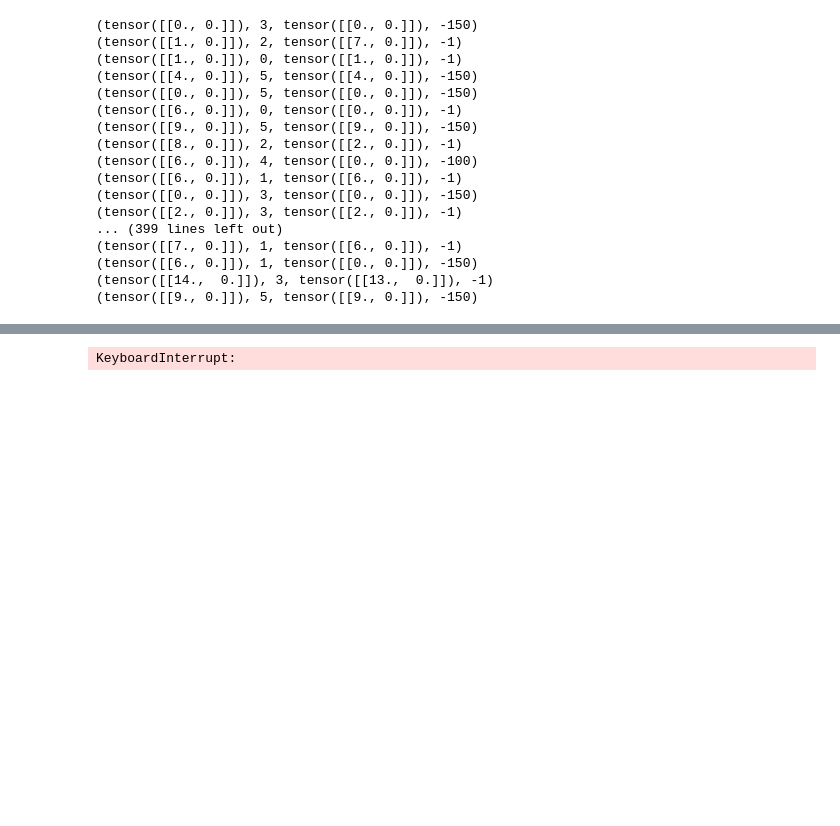
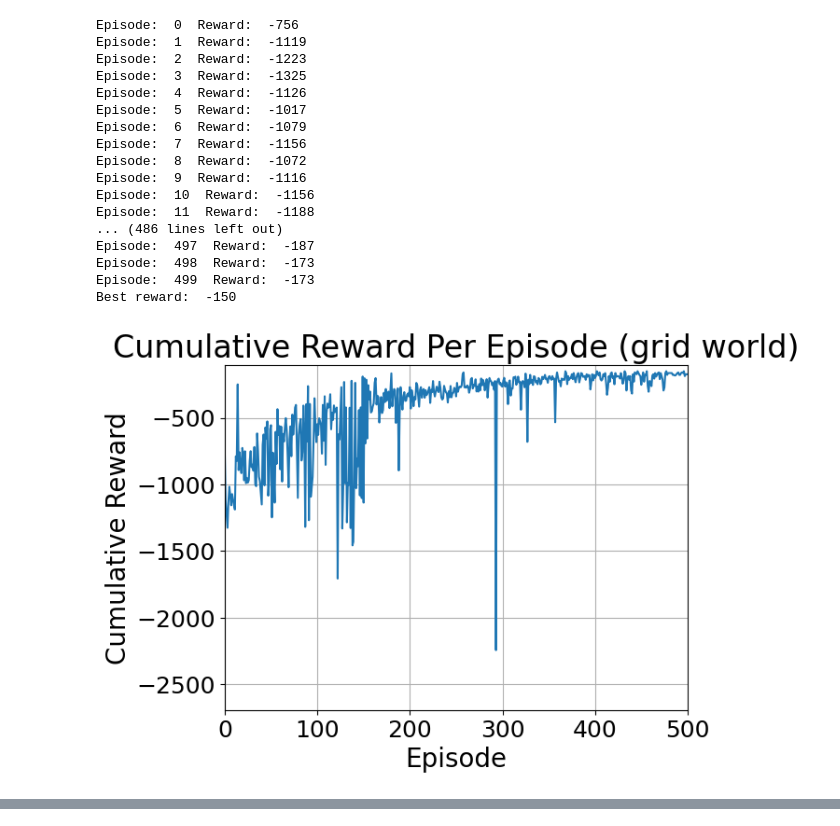
Before and after one commit to Krisp-Rat/assigment2, a Jupyter notebook: assignment_2_part_2/drpreisl_angustsa_grid_world.ipynb, the cells around one changed output, grey strips where cells are left out. Drawn from its saved outputs; the diff is of its cells as text; code cells hidden in the pictures; blank space fills up the shorter version.

```diff
--- a/assignment_2_part_2/drpreisl_angustsa_grid_world.ipynb
+++ b/assignment_2_part_2/drpreisl_angustsa_grid_world.ipynb
@@ -174,8 +176,8 @@ class DQN:
     self.pointer = 0
     self.policy_net = Net(2, 6).to(device)
     self.target_net = Net(2, 6).to(device)
+    self.optimizer = optim.Adam(self.policy_net.parameters(), amsgrad=True)
 
-    self.optimizer = optim.SGD(self.policy_net.parameters(), lr=learning_rate, momentum=0.9)
     self.C = C
 
 
@@ -201,10 +203,10 @@ class DQN:
         # Format next state
         next_state = torch.tensor([pos, package], device=device, dtype=torch.float32).unsqueeze(0)
 
-        # # See greedy steps (Might be going back and forth)
-        s = state[0][0].item()
-        if greedy:
-            print(f"{s} -> {pos}")
+        # # # See greedy steps (Might be going back and forth)
+        # s = state[0][0].item()
+        # if greedy:
+        #     print(f"{s} -> {pos}")
 
         # Add to total rewards for the episode
         rewards += reward
@@ -229,21 +231,11 @@ class DQN:
         if batch_size < self.pointer:
             self.replay_function(gamma ** steps, batch_size)
 
-        test = torch.tensor([0, 0],device=device, dtype=torch.float32).unsqueeze(0)
-
-        # Every C steps update the target function
+        # Every C steps batch
         if steps % self.C == 0:
-            pol = self.policy_net(test)
-            tar = self.target_net(test)
             self.target_net.load_state_dict(self.policy_net.state_dict())
-            after = self.target_net(test)
-            # print("policy: ", pol)
-            # print("target: ", tar)
-            # print("after: ", after)
-
 
         steps += 1
-
       print("Episode: ", i, " Reward: ", rewards)
       total_reward[i] = rewards
     return total_reward
@@ -271,16 +263,14 @@ class DQN:
             Q_list = torch.cat((Q_list, self.policy_net(state)))
             # Make an actions array
             action_list = torch.cat((action_list, action), 0)
-
             # Calculate updated Q value
             Q_val = torch.tensor([reward], device=device)
             # Add value to expected target list
             target_val = torch.cat((target_val, Q_val))
+
         else:
             # Take entire Q row
-            #print(self.policy_net(state))
             Q_list = torch.cat((Q_list, self.policy_net(state)))
-            #print(self.policy_net(state))
             # Make an actions array
             action_list = torch.cat((action_list, action), 0)
             # Take max expected Q from the target network
@@ -290,9 +280,6 @@ class DQN:
             Q_val = torch.tensor([(max_expected * gamma) + reward], device=device)
             # Add value to expected target list
             target_val = torch.cat((target_val, Q_val))
-            # t = state[0][0].item()
-            # if t == 19:
-            #     print(self.policy_net(state)[0][4], Q_val)
 
     # Apply the action list to get real expected Q values
     selected_q_values = Q_list.gather(1, action_list.unsqueeze(1))
@@ -300,10 +287,10 @@ class DQN:
 
     loss_function = nn.MSELoss()
     loss = loss_function(selected_q_values, target_val.unsqueeze(1))
-
     #backprop
     self.optimizer.zero_grad()
     loss.backward()
+
     self.optimizer.step()
 
 
@@ -353,37 +340,37 @@ def print_Qtable(policy):
             print(ret)
 # %%
 N = 5000
-C = 5
-learning_rate = 0.01
-env = GridEnvironment()
+C = 10
+learning_rate = 0.1
 agent = DQN(N, C, learning_rate)
 
-episodes = 50
-epsilon = .9
+episodes = 500
+epsilon = .992
 discount = .9
 action = agent.warehouse_action
 total_rewards = agent.train(episodes, epsilon, discount, action, False)
 print("Best reward: ", max(total_rewards))
 agent.save("drpreisl_angustsa_assignment2_part2_dqn_gridworld.pickle")
 reward_print(total_rewards, episodes, "grid world")
 ep_decay(epsilon, episodes)
 total_rewards = agent.train(6, epsilon, discount, action, True)
 reward_print(total_rewards, 5, "greedy")
 # %% [output]
-(tensor([[0., 0.]]), 3, tensor([[0., 0.]]), -150)
-(tensor([[1., 0.]]), 2, tensor([[7., 0.]]), -1)
-(tensor([[1., 0.]]), 0, tensor([[1., 0.]]), -1)
-(tensor([[4., 0.]]), 5, tensor([[4., 0.]]), -150)
-(tensor([[0., 0.]]), 5, tensor([[0., 0.]]), -150)
-(tensor([[6., 0.]]), 0, tensor([[0., 0.]]), -1)
-(tensor([[9., 0.]]), 5, tensor([[9., 0.]]), -150)
-(tensor([[8., 0.]]), 2, tensor([[2., 0.]]), -1)
-(tensor([[6., 0.]]), 4, tensor([[0., 0.]]), -100)
-(tensor([[6., 0.]]), 1, tensor([[6., 0.]]), -1)
-(tensor([[0., 0.]]), 3, tensor([[0., 0.]]), -150)
-(tensor([[2., 0.]]), 3, tensor([[2., 0.]]), -1)
-... (399 lines left out)
-(tensor([[7., 0.]]), 1, tensor([[6., 0.]]), -1)
-(tensor([[6., 0.]]), 1, tensor([[0., 0.]]), -150)
-(tensor([[14.,  0.]]), 3, tensor([[13.,  0.]]), -1)
-(tensor([[9., 0.]]), 5, tensor([[9., 0.]]), -150)
+Episode:  0  Reward:  -756
+Episode:  1  Reward:  -1119
+Episode:  2  Reward:  -1223
+Episode:  3  Reward:  -1325
+Episode:  4  Reward:  -1126
+Episode:  5  Reward:  -1017
+Episode:  6  Reward:  -1079
+Episode:  7  Reward:  -1156
+Episode:  8  Reward:  -1072
+Episode:  9  Reward:  -1116
+Episode:  10  Reward:  -1156
+Episode:  11  Reward:  -1188
+... (486 lines left out)
+Episode:  497  Reward:  -187
+Episode:  498  Reward:  -173
+Episode:  499  Reward:  -173
+Best reward:  -150
+[figure, added]
@@ -407 +383,0 @@ reward_print(total_rewards, 5, "greedy")
-KeyboardInterrupt:
```
Also changed, not shown: parts of 7 cells of this notebook, 3 other files.
